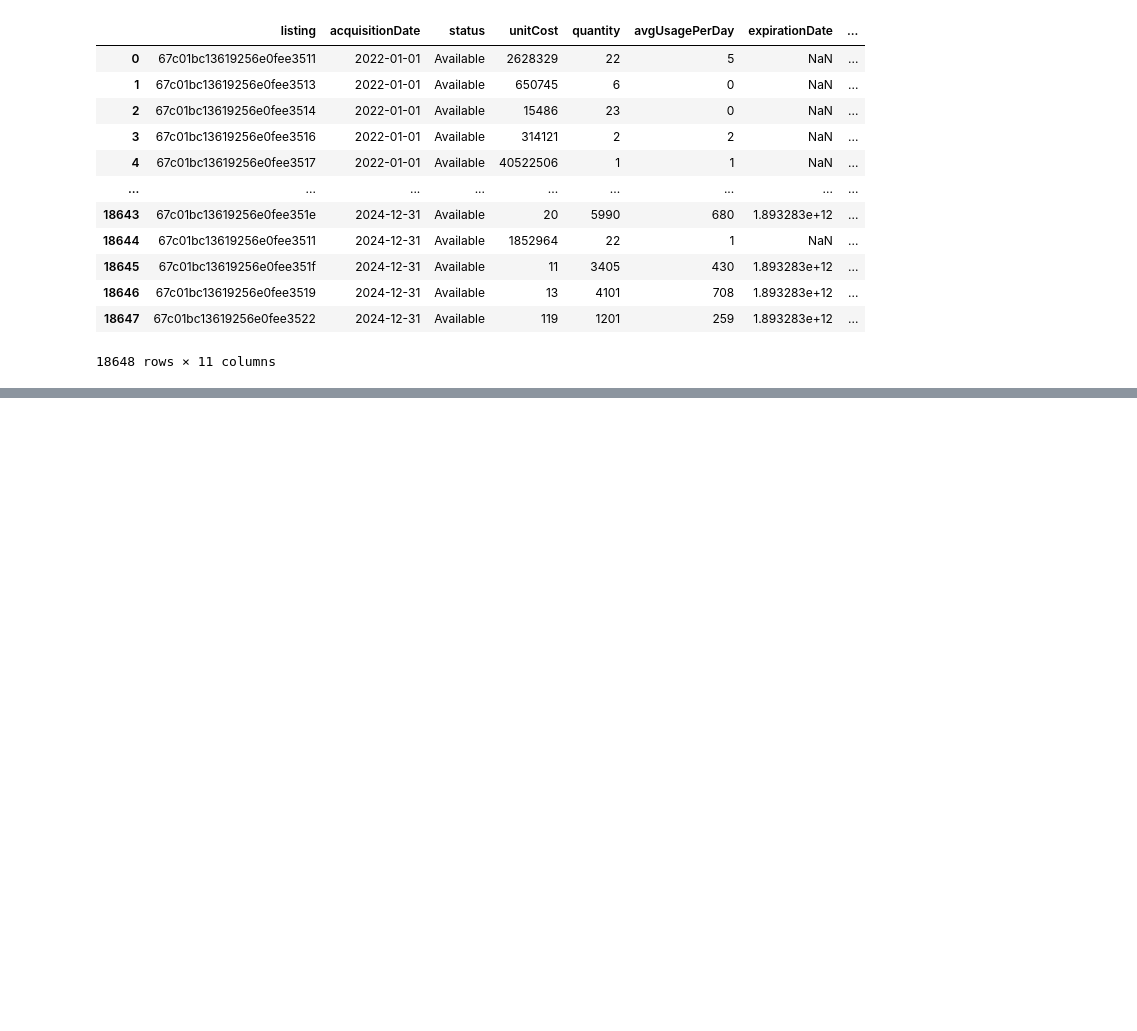
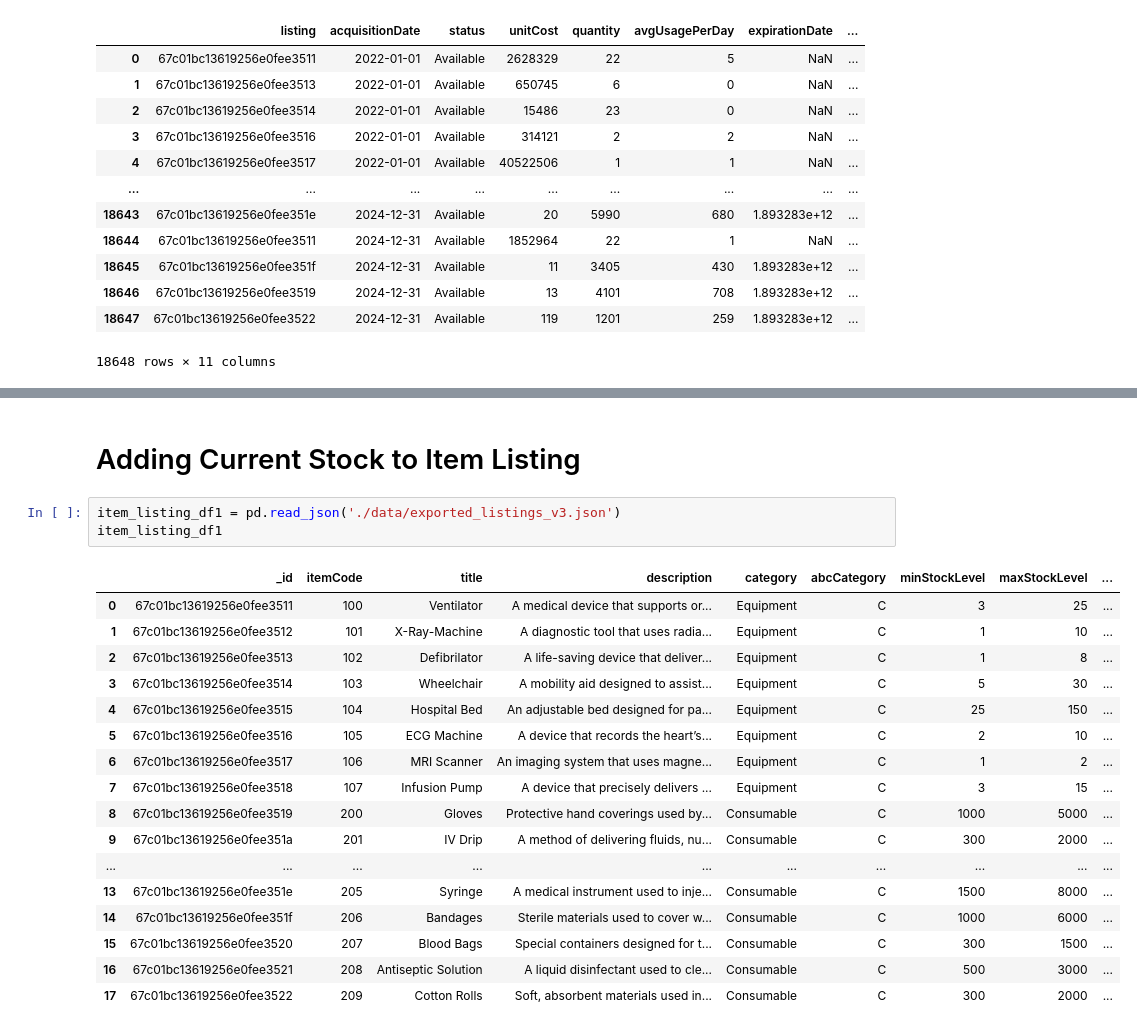
Before and after one commit to KubangPawis/hospital-inventory-demand-forecasting, a Jupyter notebook: synthetic_data_gen.ipynb, the cells around one changed output, grey strips where cells are left out. Saved outputs shown, nothing was run; the diff lists cells and outputs as text; blank space fills up the shorter version.

```diff
--- a/synthetic_data_gen.ipynb
+++ b/synthetic_data_gen.ipynb
@@ -1086,0 +1087,23 @@ File saved successfully!
+# %% [markdown]
+# Adding Current Stock to Item Listing
+# %%
+item_listing_df1 = pd.read_json('./data/exported_listings_v3.json')
+item_listing_df1
+# %% [output]
+|  | _id | itemCode | title | description | category | abcCategory | minStockLevel | maxStockLevel | ... |
+| 0 | 67c01bc13619256e0fee3511 | 100 | Ventilator | A medical device that supports or... | Equipment | C | 3 | 25 | ... |
+| 1 | 67c01bc13619256e0fee3512 | 101 | X-Ray-Machine | A diagnostic tool that uses radia... | Equipment | C | 1 | 10 | ... |
+| 2 | 67c01bc13619256e0fee3513 | 102 | Defibrilator | A life-saving device that deliver... | Equipment | C | 1 | 8 | ... |
+| 3 | 67c01bc13619256e0fee3514 | 103 | Wheelchair | A mobility aid designed to assist... | Equipment | C | 5 | 30 | ... |
+| 4 | 67c01bc13619256e0fee3515 | 104 | Hospital Bed | An adjustable bed designed for pa... | Equipment | C | 25 | 150 | ... |
+| 5 | 67c01bc13619256e0fee3516 | 105 | ECG Machine | A device that records the heart’s... | Equipment | C | 2 | 10 | ... |
+| 6 | 67c01bc13619256e0fee3517 | 106 | MRI Scanner | An imaging system that uses magne... | Equipment | C | 1 | 2 | ... |
+| 7 | 67c01bc13619256e0fee3518 | 107 | Infusion Pump | A device that precisely delivers ... | Equipment | C | 3 | 15 | ... |
+| 8 | 67c01bc13619256e0fee3519 | 200 | Gloves | Protective hand coverings used by... | Consumable | C | 1000 | 5000 | ... |
+| 9 | 67c01bc13619256e0fee351a | 201 | IV Drip | A method of delivering fluids, nu... | Consumable | C | 300 | 2000 | ... |
+| ... | ... | ... | ... | ... | ... | ... | ... | ... | ... |
+| 13 | 67c01bc13619256e0fee351e | 205 | Syringe | A medical instrument used to inje... | Consumable | C | 1500 | 8000 | ... |
+| 14 | 67c01bc13619256e0fee351f | 206 | Bandages | Sterile materials used to cover w... | Consumable | C | 1000 | 6000 | ... |
+| 15 | 67c01bc13619256e0fee3520 | 207 | Blood Bags | Special containers designed for t... | Consumable | C | 300 | 1500 | ... |
+| 16 | 67c01bc13619256e0fee3521 | 208 | Antiseptic Solution | A liquid disinfectant used to cle... | Consumable | C | 500 | 3000 | ... |
+| 17 | 67c01bc13619256e0fee3522 | 209 | Cotton Rolls | Soft, absorbent materials used in... | Consumable | C | 300 | 2000 | ... |
```
Also changed, not shown: parts of 12 cells of this notebook, 2 other files.
